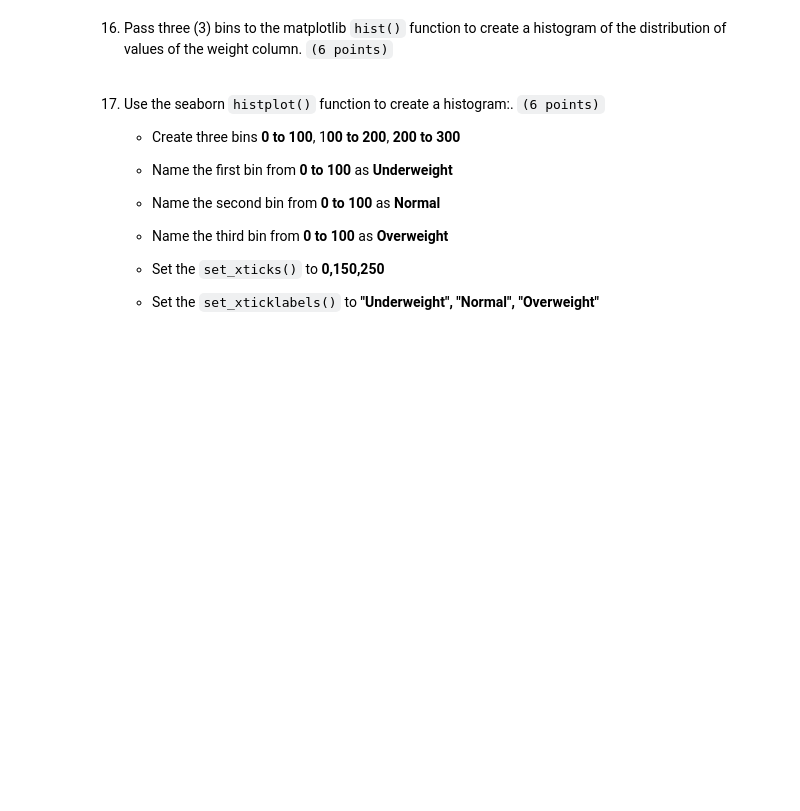
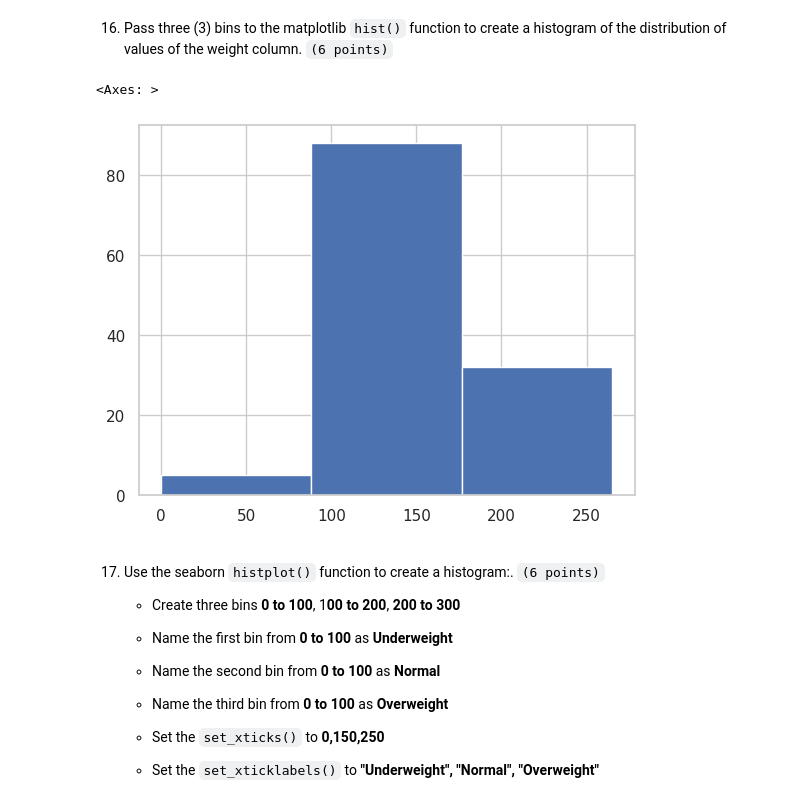
Before and after one commit to KrimssmirK/CCDATS1L_EXAM, a Jupyter notebook: machine_problem_1.ipynb, the cells around one changed output. Saved outputs shown, nothing was run; the diff lists cells and outputs as text; code cells hidden in the pictures; blank space fills up the shorter version.

```diff
--- a/machine_problem_1.ipynb
+++ b/machine_problem_1.ipynb
@@ -133,6 +277,10 @@ df['weight'] = df['weight'].astype(int)
 16. Pass three (3) bins to the matplotlib `hist()` function to create a histogram of the distribution of values of the weight column. `(6 points)`
 # %%
 # put your answer here
+df["weight"].hist(bins=3)
+# %% [output]
+<Axes: >
+[figure, added]
 # %% [markdown]
 17. Use the seaborn `histplot()` function to create a histogram:. `(6 points)`
 
```
Also changed, not shown: parts of 23 cells of this notebook.
